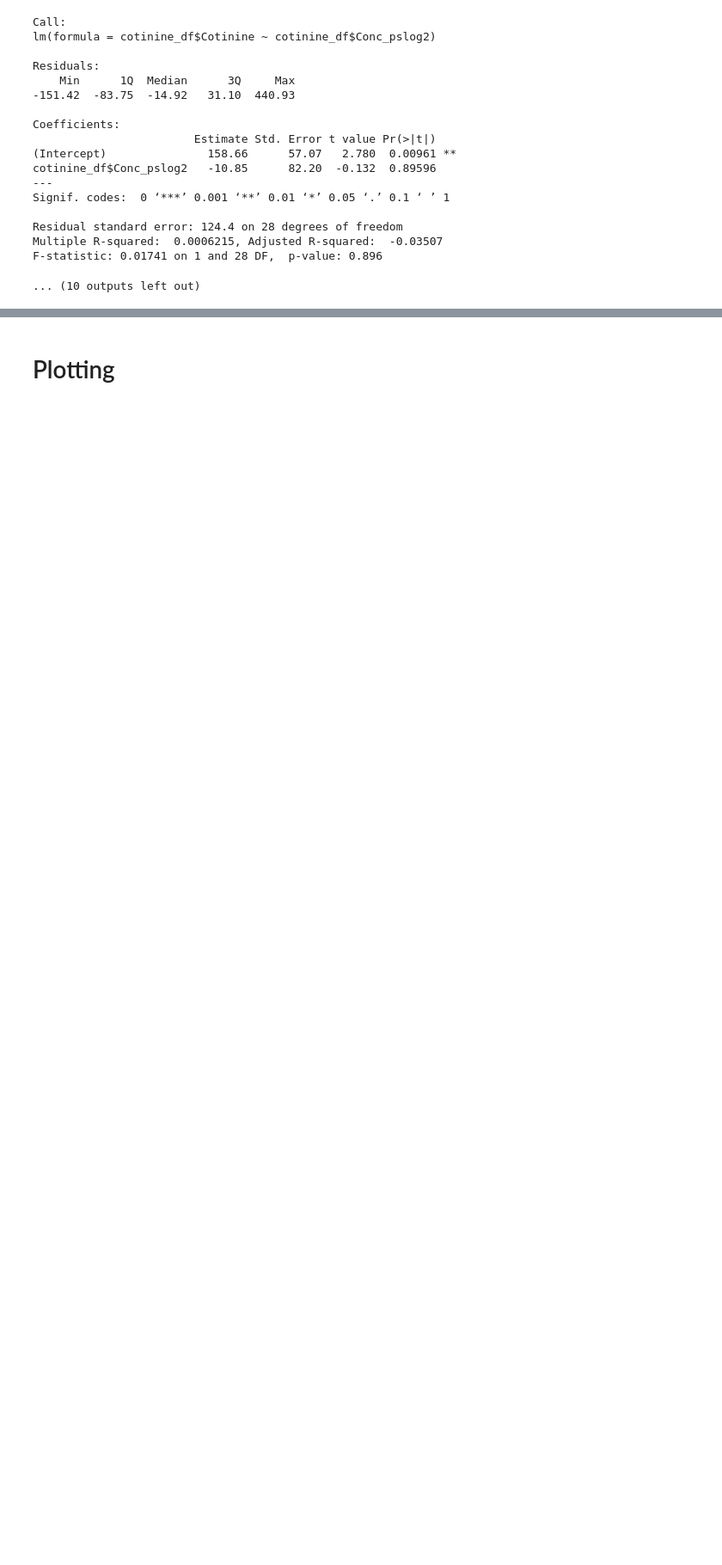
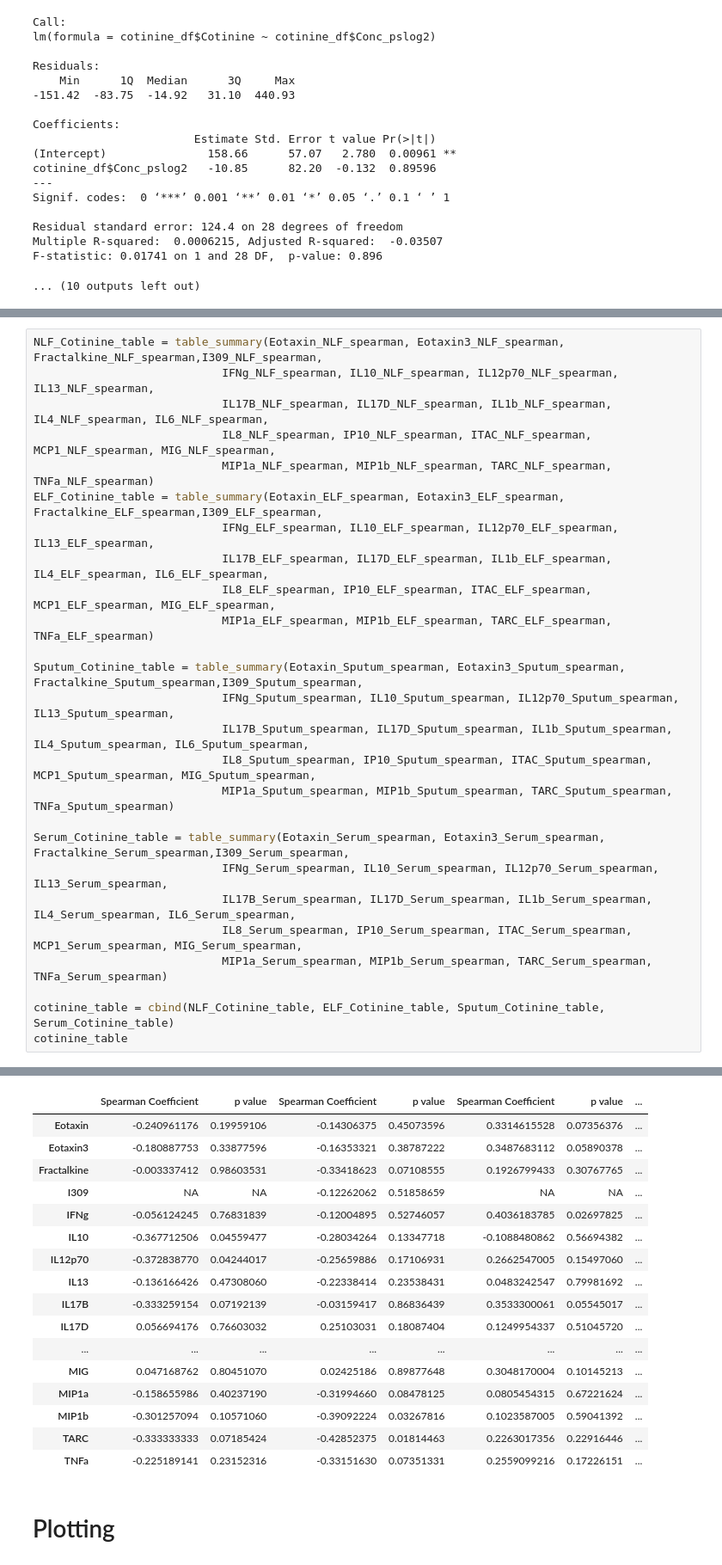
Before and after one commit to Ragerlab/Script_for_Cytokine-Signature-Clusters-as-a-Tool-to-Compare-Changes-associated-with-Tobacco-Product-, a Jupyter notebook: Cotinine_103020.ipynb, the cells around one changed output, grey strips where cells are left out. Shown at 86% size. Drawn from its saved outputs; the diff is of its cells as text; blank space fills up the shorter version.

```diff
--- a/Cotinine_103020.ipynb
+++ b/Cotinine_103020.ipynb
@@ -1382,0 +1539,27 @@ F-statistic: 0.01741 on 1 and 28 DF,  p-value: 0.896
+# %%
+NLF_Cotinine_table = table_summary(Eotaxin_NLF_spearman, Eotaxin3_NLF_spearman, Fractalkine_NLF_spearman,I309_NLF_spearman,
+                            IFNg_NLF_spearman, IL10_NLF_spearman, IL12p70_NLF_spearman, IL13_NLF_spearman,
+                            IL17B_NLF_spearman, IL17D_NLF_spearman, IL1b_NLF_spearman, IL4_NLF_spearman, IL6_NLF_spearman,
+                            IL8_NLF_spearman, IP10_NLF_spearman, ITAC_NLF_spearman, MCP1_NLF_spearman, MIG_NLF_spearman,
+                            MIP1a_NLF_spearman, MIP1b_NLF_spearman, TARC_NLF_spearman, TNFa_NLF_spearman)
+ELF_Cotinine_table = table_summary(Eotaxin_ELF_spearman, Eotaxin3_ELF_spearman, Fractalkine_ELF_spearman,I309_ELF_spearman,
+                            IFNg_ELF_spearman, IL10_ELF_spearman, IL12p70_ELF_spearman, IL13_ELF_spearman,
+                            IL17B_ELF_spearman, IL17D_ELF_spearman, IL1b_ELF_spearman, IL4_ELF_spearman, IL6_ELF_spearman,
+                            IL8_ELF_spearman, IP10_ELF_spearman, ITAC_ELF_spearman, MCP1_ELF_spearman, MIG_ELF_spearman,
+                            MIP1a_ELF_spearman, MIP1b_ELF_spearman, TARC_ELF_spearman, TNFa_ELF_spearman)
+
+Sputum_Cotinine_table = table_summary(Eotaxin_Sputum_spearman, Eotaxin3_Sputum_spearman, Fractalkine_Sputum_spearman,I309_Sputum_spearman,
+                            IFNg_Sputum_spearman, IL10_Sputum_spearman, IL12p70_Sputum_spearman, IL13_Sputum_spearman,
+                            IL17B_Sputum_spearman, IL17D_Sputum_spearman, IL1b_Sputum_spearman, IL4_Sputum_spearman, IL6_Sputum_spearman,
+                            IL8_Sputum_spearman, IP10_Sputum_spearman, ITAC_Sputum_spearman, MCP1_Sputum_spearman, MIG_Sputum_spearman,
+                            MIP1a_Sputum_spearman, MIP1b_Sputum_spearman, TARC_Sputum_spearman, TNFa_Sputum_spearman)
+
+Serum_Cotinine_table = table_summary(Eotaxin_Serum_spearman, Eotaxin3_Serum_spearman, Fractalkine_Serum_spearman,I309_Serum_spearman,
+                            IFNg_Serum_spearman, IL10_Serum_spearman, IL12p70_Serum_spearman, IL13_Serum_spearman,
+                            IL17B_Serum_spearman, IL17D_Serum_spearman, IL1b_Serum_spearman, IL4_Serum_spearman, IL6_Serum_spearman,
+                            IL8_Serum_spearman, IP10_Serum_spearman, ITAC_Serum_spearman, MCP1_Serum_spearman, MIG_Serum_spearman,
+                            MIP1a_Serum_spearman, MIP1b_Serum_spearman, TARC_Serum_spearman, TNFa_Serum_spearman)
+
+cotinine_table = cbind(NLF_Cotinine_table, ELF_Cotinine_table, Sputum_Cotinine_table, Serum_Cotinine_table)
+cotinine_table
+# %% [output]
@@ -1383,3 +1567,20 @@ F-statistic: 0.01741 on 1 and 28 DF,  p-value: 0.896
+|  | Spearman Coefficient | p value | Spearman Coefficient | p value | Spearman Coefficient | p value | ... |
+| Eotaxin | -0.240961176 | 0.19959106 | -0.14306375 | 0.45073596 | 0.3314615528 | 0.07356376 | ... |
+| Eotaxin3 | -0.180887753 | 0.33877596 | -0.16353321 | 0.38787222 | 0.3487683112 | 0.05890378 | ... |
+| Fractalkine | -0.003337412 | 0.98603531 | -0.33418623 | 0.07108555 | 0.1926799433 | 0.30767765 | ... |
+| I309 | NA | NA | -0.12262062 | 0.51858659 | NA | NA | ... |
+| IFNg | -0.056124245 | 0.76831839 | -0.12004895 | 0.52746057 | 0.4036183785 | 0.02697825 | ... |
+| IL10 | -0.367712506 | 0.04559477 | -0.28034264 | 0.13347718 | -0.1088480862 | 0.56694382 | ... |
+| IL12p70 | -0.372838770 | 0.04244017 | -0.25659886 | 0.17106931 | 0.2662547005 | 0.15497060 | ... |
+| IL13 | -0.136166426 | 0.47308060 | -0.22338414 | 0.23538431 | 0.0483242547 | 0.79981692 | ... |
+| IL17B | -0.333259154 | 0.07192139 | -0.03159417 | 0.86836439 | 0.3533300061 | 0.05545017 | ... |
+| IL17D | 0.056694176 | 0.76603032 | 0.25103031 | 0.18087404 | 0.1249954337 | 0.51045720 | ... |
+| ... | ... | ... | ... | ... | ... | ... | ... |
+| MIG | 0.047168762 | 0.80451070 | 0.02425186 | 0.89877648 | 0.3048170004 | 0.10145213 | ... |
+| MIP1a | -0.158655986 | 0.40237190 | -0.31994660 | 0.08478125 | 0.0805454315 | 0.67221624 | ... |
+| MIP1b | -0.301257094 | 0.10571060 | -0.39092224 | 0.03267816 | 0.1023587005 | 0.59041392 | ... |
+| TARC | -0.333333333 | 0.07185424 | -0.42852375 | 0.01814463 | 0.2263017356 | 0.22916446 | ... |
+| TNFa | -0.225189141 | 0.23152316 | -0.33151630 | 0.07351331 | 0.2559099216 | 0.17226151 | ... |
 # %% [markdown]
 # Plotting
 # %%
```
Also changed, not shown: parts of 5 cells of this notebook.
